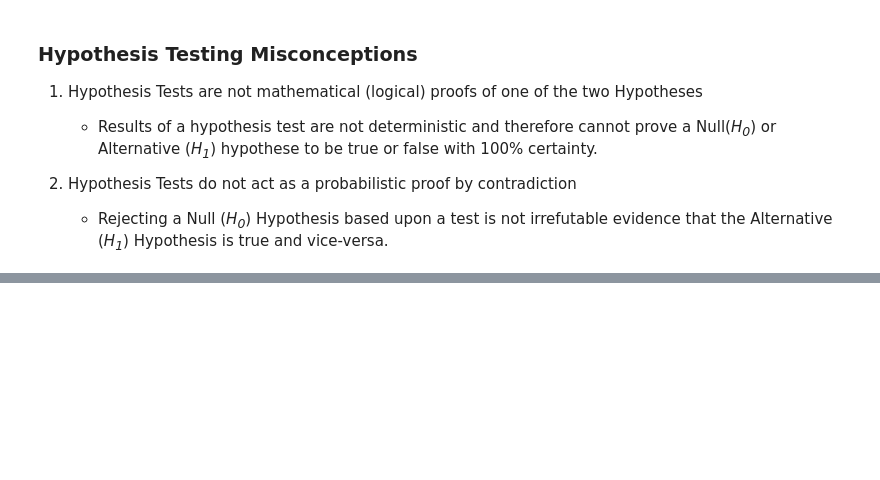
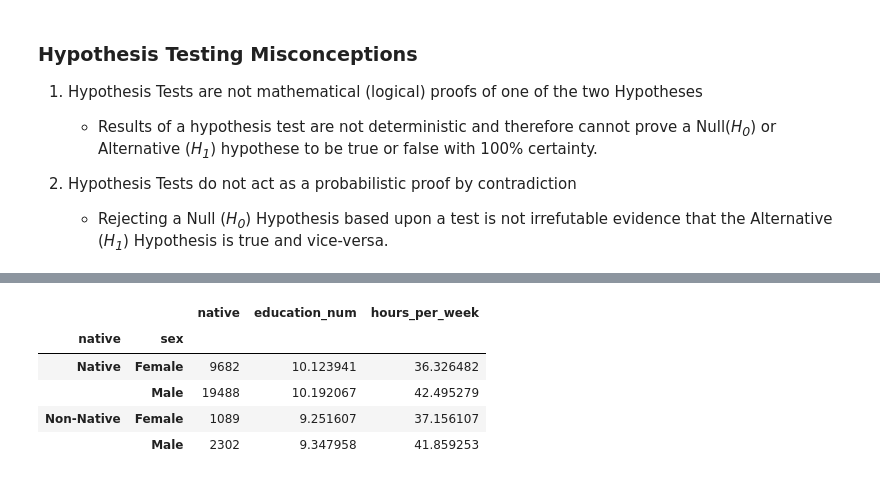
Before and after one commit to Jaunson/Tutorials, a Jupyter notebook: A-B Testing/Hypothesis_Tests.ipynb, the cells around one changed output, grey strips where cells are left out. Saved outputs shown, nothing was run; the diff lists cells and outputs as text; code cells hidden in the pictures; blank space fills up the shorter version.

```diff
--- a/A-B Testing/Hypothesis_Tests.ipynb
+++ b/A-B Testing/Hypothesis_Tests.ipynb
@@ -59,0 +137,15 @@ Once we have interpreted the results of the test (which commonly take the form o
+# %%
+# now lets  use some herestics and visuals to compare populations with this data set
+
+native_education = adults.groupby(by=['native','sex']).agg({'native':'count',
+                                                            'education_num':'mean',
+                                                            'hours_per_week':'mean'})
+
+native_education
+# %% [output]
+|  |  | native | education_num | hours_per_week |
+| native | sex |  |  |  |
+| Native | Female | 9682 | 10.123941 | 36.326482 |
+|  | Male | 19488 | 10.192067 | 42.495279 |
+| Non-Native | Female | 1089 | 9.251607 | 37.156107 |
+|  | Male | 2302 | 9.347958 | 41.859253 |
```
Also changed, not shown: parts of 17 cells of this notebook.
